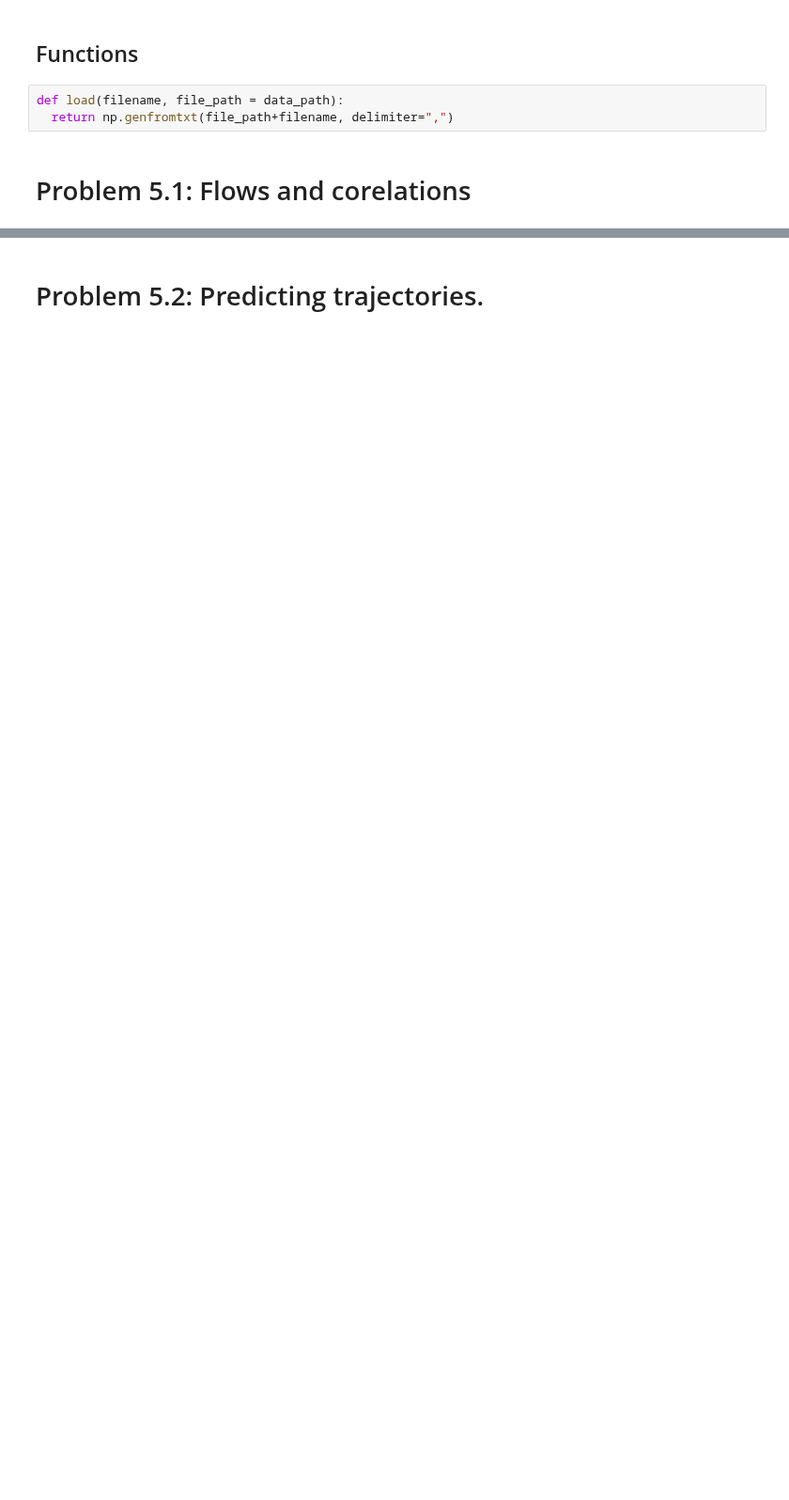
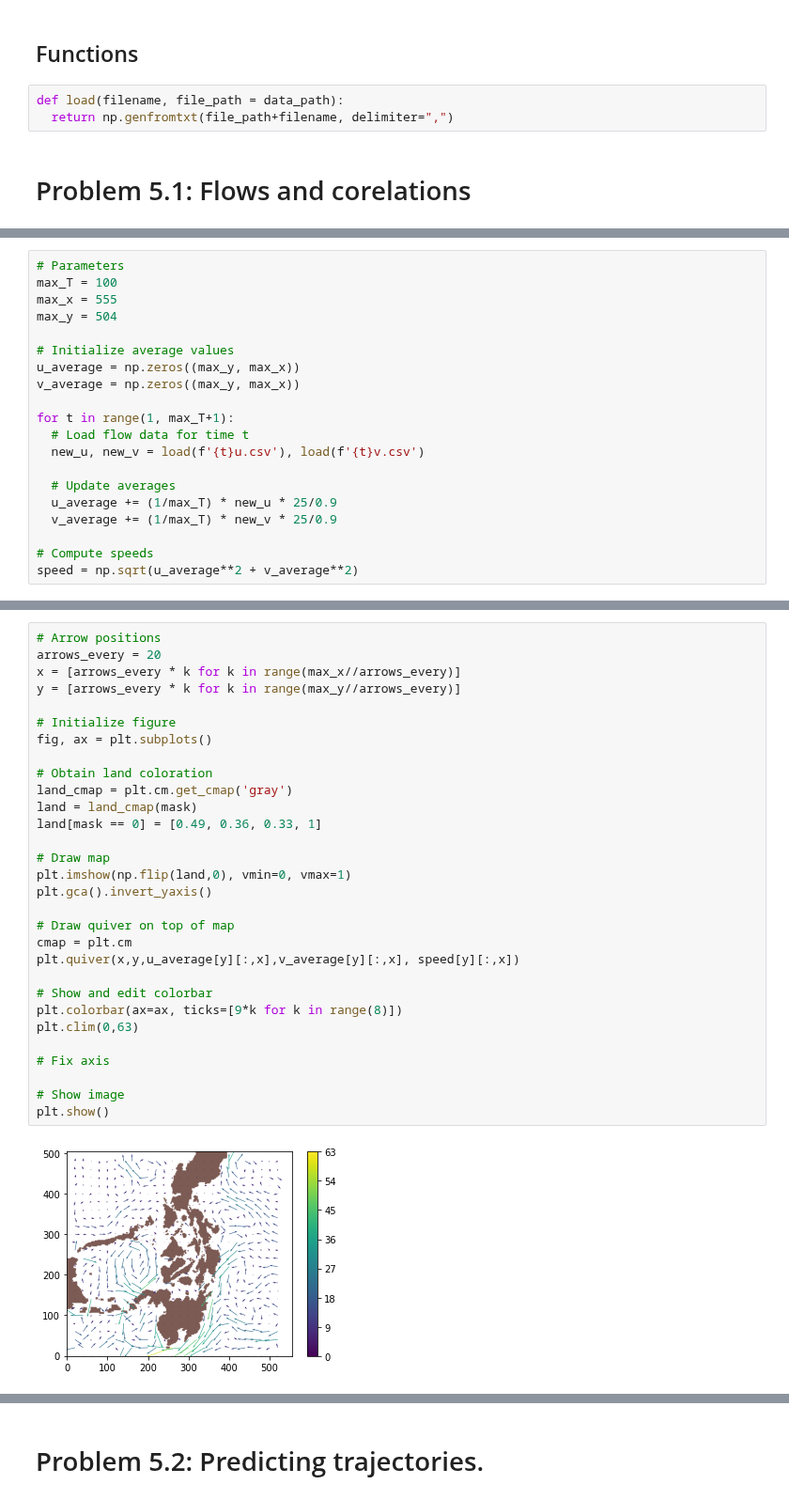
Before and after one commit to pipeton8/6.439-stats-comp-applications, a Jupyter notebook: Assignments/5 - Environmental/6.439 - Problem Set 5.ipynb, the cells around one changed output, grey strips where cells are left out. Shown at 94% size. Cells and saved outputs as stored; diff of their text form; blank space fills up the shorter version.

Commit message:
Plot map with quiver in 5.1 (a)

```diff
--- a/Assignments/5 - Environmental/6.439 - Problem Set 5.ipynb
+++ b/Assignments/5 - Environmental/6.439 - Problem Set 5.ipynb
@@ -78,0 +57,20 @@ array([[1., 1., 1., ..., 1., 1., 1.],
+# %%
+# Parameters
+max_T = 100
+max_x = 555
+max_y = 504
+
+# Initialize average values
+u_average = np.zeros((max_y, max_x))
+v_average = np.zeros((max_y, max_x))
+
+for t in range(1, max_T+1):
+  # Load flow data for time t
+  new_u, new_v = load(f'{t}u.csv'), load(f'{t}v.csv')
+
+  # Update averages
+  u_average += (1/max_T) * new_u * 25/0.9
+  v_average += (1/max_T) * new_v * 25/0.9
+
+# Compute speeds
+speed = np.sqrt(u_average**2 + v_average**2)
@@ -78,0 +82,32 @@ array([[1., 1., 1., ..., 1., 1., 1.],
+# %%
+# Arrow positions
+arrows_every = 20
+x = [arrows_every * k for k in range(max_x//arrows_every)]
+y = [arrows_every * k for k in range(max_y//arrows_every)]
+
+# Initialize figure
+fig, ax = plt.subplots()
+
+# Obtain land coloration
+land_cmap = plt.cm.get_cmap('gray')
+land = land_cmap(mask)
+land[mask == 0] = [0.49, 0.36, 0.33, 1]
+
+# Draw map
+plt.imshow(np.flip(land,0), vmin=0, vmax=1)
+plt.gca().invert_yaxis()
+
+# Draw quiver on top of map
+cmap = plt.cm
+plt.quiver(x,y,u_average[y][:,x],v_average[y][:,x], speed[y][:,x])
+
+# Show and edit colorbar
+plt.colorbar(ax=ax, ticks=[9*k for k in range(8)])
+plt.clim(0,63)
+
+# Fix axis
+
+# Show image
+plt.show()
+# %% [output]
+[figure, added]
```
Also changed, not shown: parts of 13 cells of this notebook.
